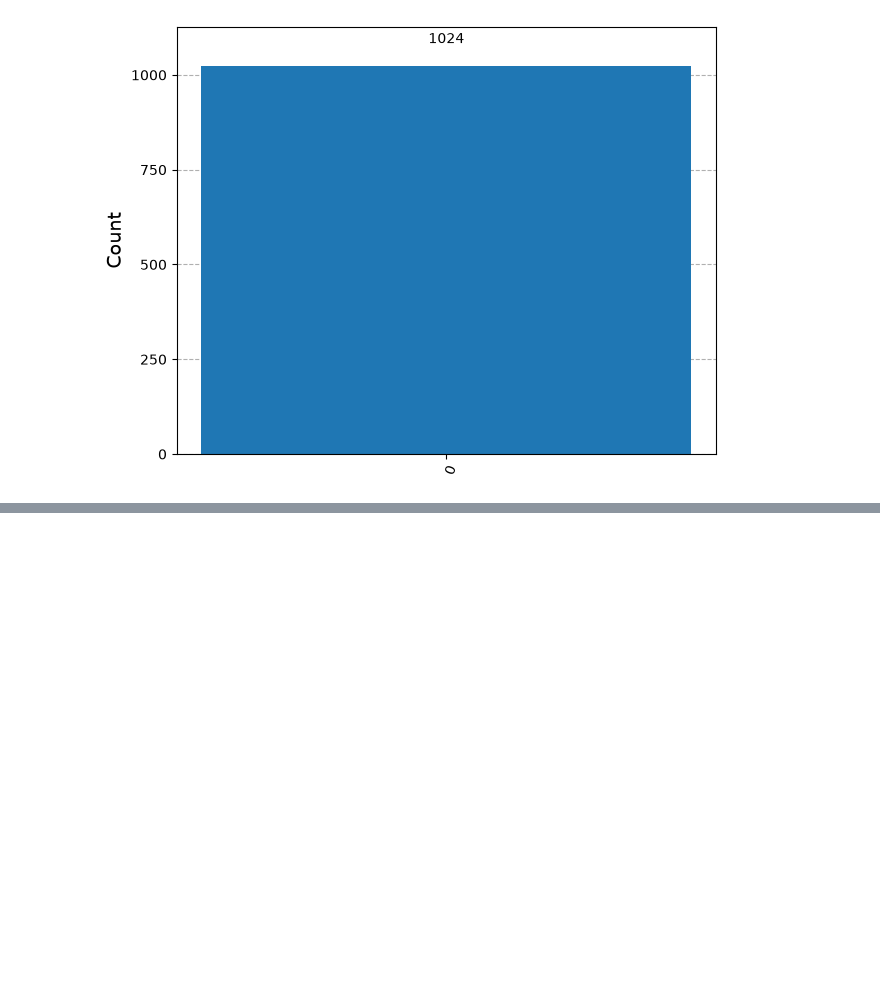
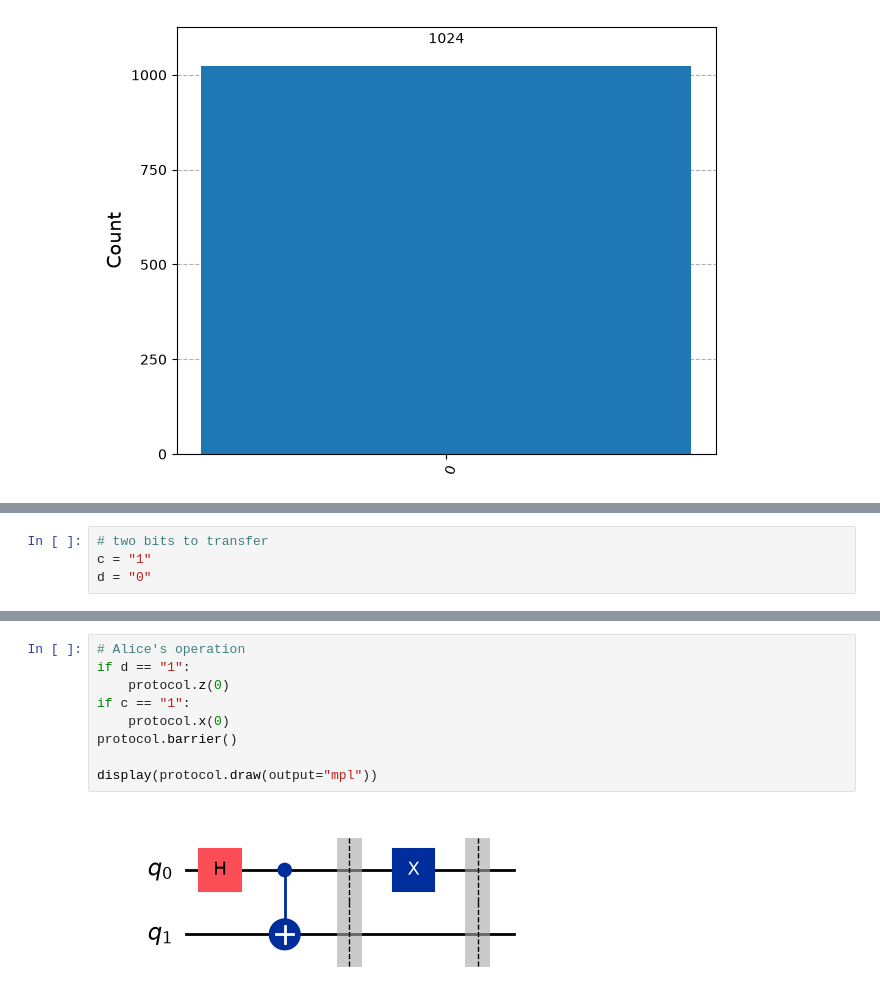
Before and after one commit to Amogh-0201/Quantum-Basics, a Jupyter notebook: Entanglement.ipynb, the cells around one changed output, grey strips where cells are left out. Drawn from its saved outputs; the diff is of its cells as text; blank space fills up the shorter version.

```diff
--- a/Entanglement.ipynb
+++ b/Entanglement.ipynb
@@ -114,0 +117,4 @@ display(plot_histogram(filtered_statistics))
+# %%
+# two bits to transfer
+c = "1"
+d = "0"
@@ -114,0 +132,11 @@ display(plot_histogram(filtered_statistics))
+# %%
+# Alice's operation
+if d == "1":
+    protocol.z(0)
+if c == "1":
+    protocol.x(0)
+protocol.barrier()
+
+display(protocol.draw(output="mpl"))
+# %% [output]
+[figure, added]
```
Also changed, not shown: parts of 11 cells of this notebook.
